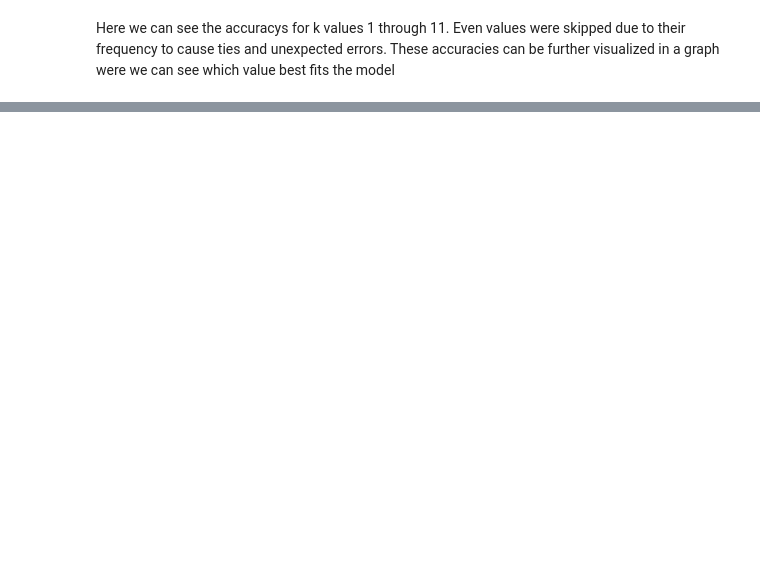
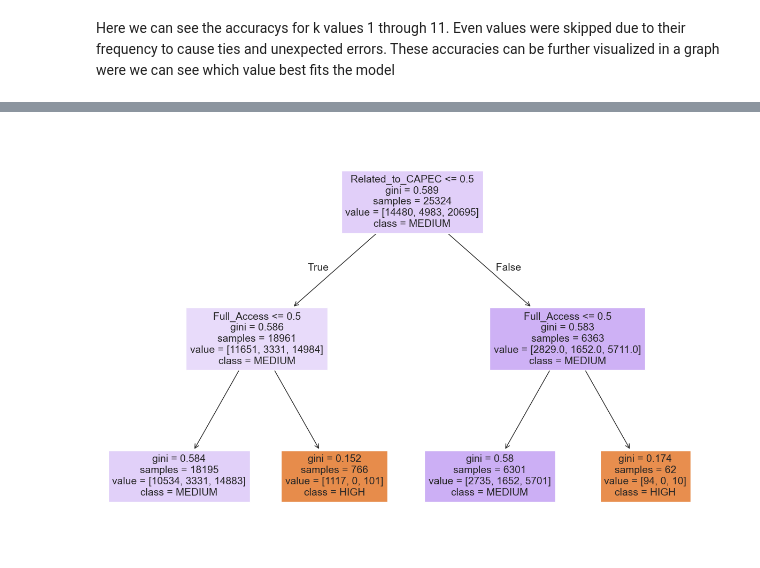
Before and after one commit to edogdu/UCKG, a Jupyter notebook: documents/notebooks/UCKG_Analysis.ipynb, the cells around one changed output, grey strips where cells are left out. Drawn from its saved outputs; the diff is of its cells as text; code cells hidden in the pictures; blank space fills up the shorter version.

```diff
--- a/documents/notebooks/UCKG_Analysis.ipynb
+++ b/documents/notebooks/UCKG_Analysis.ipynb
@@ -5004,0 +5232,18 @@ ax.legend(handles, new_labels, title='Cluster')
+# %%
+from sklearn.tree import DecisionTreeClassifier, export_text
+from sklearn import tree, metrics
+#define the features and the target
+X = df[['Full_Access', 'User_Interaction', 'Related_to_Weakness', 'Related_to_CAPEC', 'Related_to_attack']] #features
+y = df['Severity'] #target
+X_train, X_test, y_train, y_test = train_test_split(X, y, test_size=0.2, random_state=42)
+
+#define the decision tree model
+regTree = DecisionTreeClassifier(max_depth = None, random_state=42)
+regTree.fit(X_train, y_train)
+
+#export the tree structure to see how it made its decisions
+print(export_text(regTree, feature_names=X.columns.to_list()))
+
+#show the accuracy of the decision tree
+accuracy = regTree.score(X_test, y_test)
+print("Accuracy:", accuracy)
@@ -5004,0 +5287,10 @@ ax.legend(handles, new_labels, title='Cluster')
+# %%
+from sklearn.ensemble import RandomForestClassifier
+
+#recreate the model, but instead use a forest classifier with 10 trees
+rf = RandomForestClassifier(n_estimators = 10)
+rf.fit(X_train, y_train)
+
+#check the accuracy of the trees
+accuracy = rf.score(X_test, y_test)
+print("Accuracy:", accuracy)
@@ -5004,0 +5323,9 @@ ax.legend(handles, new_labels, title='Cluster')
+# %%
+from sklearn.tree import plot_tree
+
+#graphing tree 1 of the forest
+plt.figure(figsize=(15, 10))
+plot_tree(rf[1], feature_names=X.columns, class_names = rf.classes_, filled=True)
+plt.show()
+# %% [output]
+[figure, added]
```
Also changed, not shown: parts of 52 cells of this notebook.
